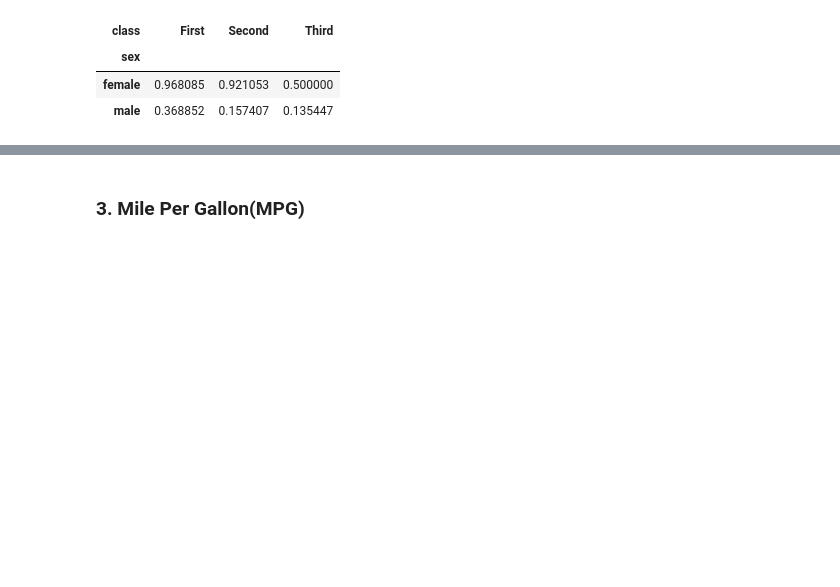
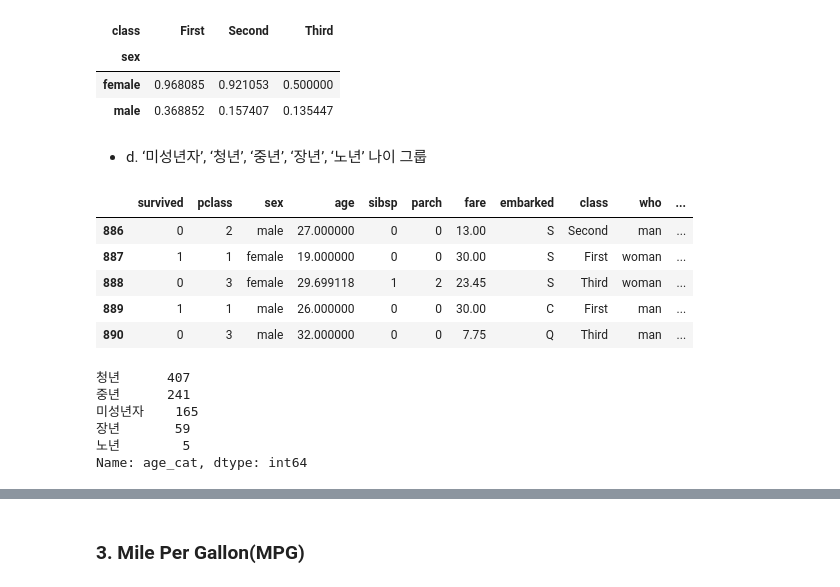
Before and after one commit to ckiekim/DataAnalysis-Lecture-2022.04, a Jupyter notebook: 02.Pandas/연습문제-PDF.ipynb, the cells around one changed output, grey strips where cells are left out. Drawn from its saved outputs; the diff is of its cells as text; code cells hidden in the pictures; blank space fills up the shorter version.

```diff
--- a/02.Pandas/연습문제-PDF.ipynb
+++ b/02.Pandas/연습문제-PDF.ipynb
@@ -261,3 +304,26 @@ titanic.pivot_table('survived','sex','class')
 | sex |  |  |  |
 | female | 0.968085 | 0.921053 | 0.500000 |
 | male | 0.368852 | 0.157407 | 0.135447 |
+# %% [markdown]
+- d. ‘미성년자’, ‘청년’, ‘중년’, ‘장년’, ‘노년’ 나이 그룹
+# %%
+bins = [1, 20, 30, 50, 70, 100]
+labels = ["미성년자", "청년", "중년", "장년", "노년"]
+titanic['age_cat'] = pd.cut(titanic.age, bins, labels=labels)
+titanic.tail()
+# %% [output]
+|  | survived | pclass | sex | age | sibsp | parch | fare | embarked | class | who | ... |
+| 886 | 0 | 2 | male | 27.000000 | 0 | 0 | 13.00 | S | Second | man | ... |
+| 887 | 1 | 1 | female | 19.000000 | 0 | 0 | 30.00 | S | First | woman | ... |
+| 888 | 0 | 3 | female | 29.699118 | 1 | 2 | 23.45 | S | Third | woman | ... |
+| 889 | 1 | 1 | male | 26.000000 | 0 | 0 | 30.00 | C | First | man | ... |
+| 890 | 0 | 3 | male | 32.000000 | 0 | 0 | 7.75 | Q | Third | man | ... |
+# %%
+titanic.age_cat.value_counts()
+# %% [output]
+청년      407
+중년      241
+미성년자    165
+장년       59
+노년        5
+Name: age_cat, dtype: int64
```
Also changed, not shown: parts of 31 cells of this notebook.
